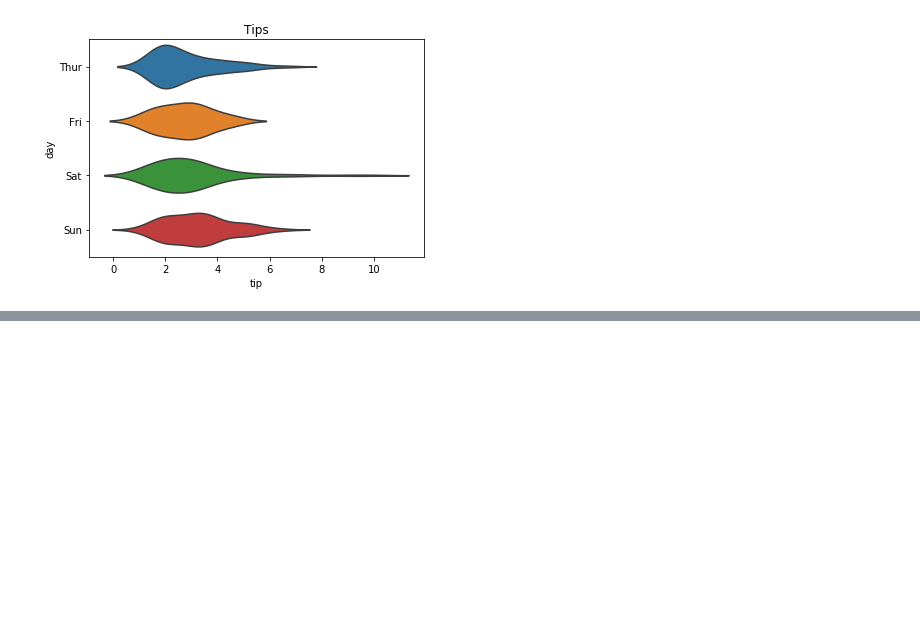
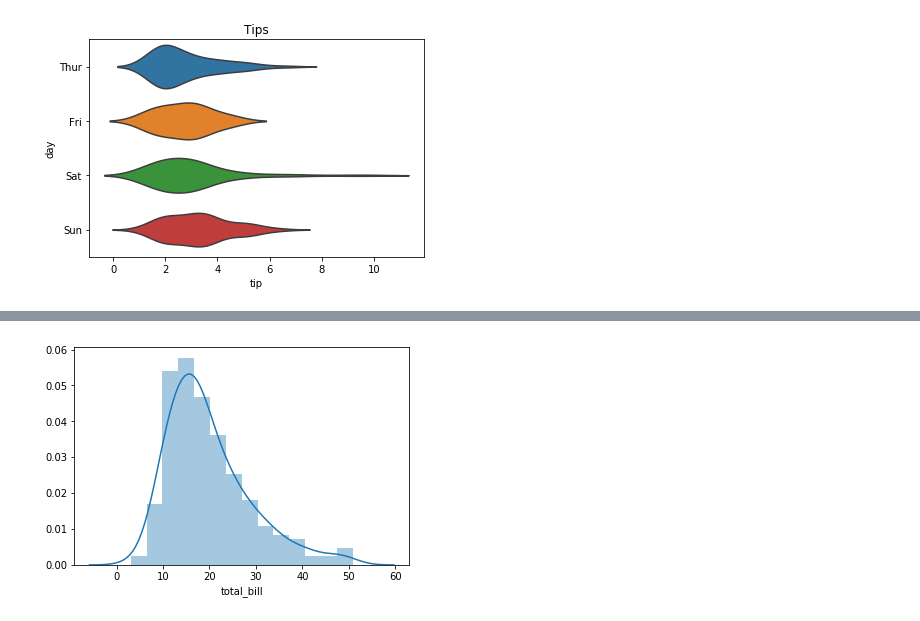
Before and after one commit to ajaytech002/visualization, a Jupyter notebook: Seaborn Demo Examples.ipynb, the cells around one changed output, grey strips where cells are left out. Cells and saved outputs as stored; diff of their text form; code cells hidden in the pictures; blank space fills up the shorter version.

```diff
--- a/Seaborn Demo Examples.ipynb
+++ b/Seaborn Demo Examples.ipynb
@@ -689,0 +693,2 @@ plt.show()
+# %%
+tips = sns.load_dataset('tips')
@@ -689,0 +704,5 @@ plt.show()
+# %%
+sns.distplot(a=tips['total_bill'])
+plt.show()
+# %% [output]
+[figure, added]
```
Also changed, not shown: parts of 5 cells of this notebook, 3 other files.
